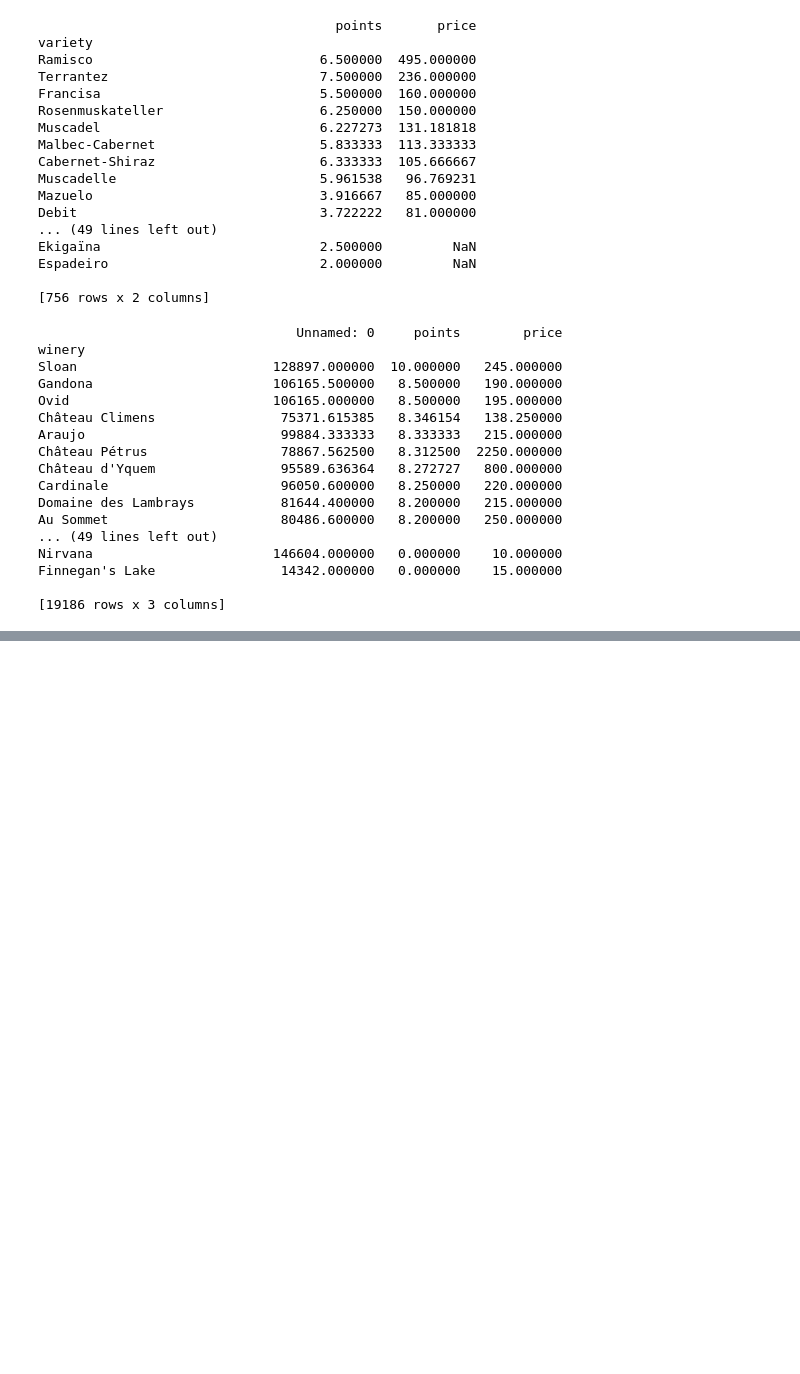
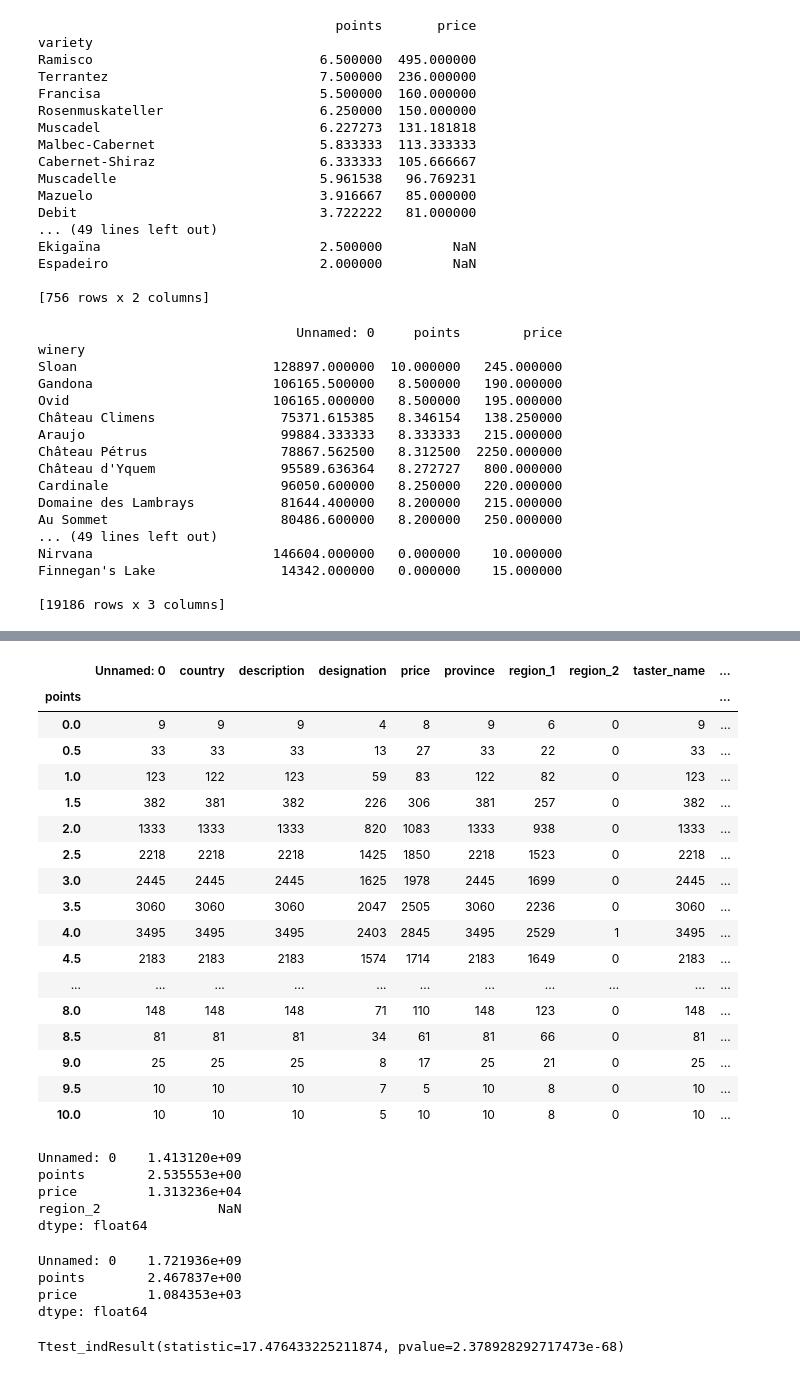
Before and after one commit to 7465BOOSC/Data-Mining-Project, a Jupyter notebook: Wine_Reviews.ipynb, the cells around one changed output, grey strips where cells are left out. Cells and saved outputs as stored; diff of their text form; code cells hidden in the pictures; blank space fills up the shorter version.

```diff
--- a/Wine_Reviews.ipynb
+++ b/Wine_Reviews.ipynb
@@ -305,0 +374,3 @@ wine_data.loc[wine_data['winery'] == 'Hickinbotham']
+# %%
+rvoss_reviews = wine_data.loc[wine_data['taster_name'] == 'Roger Voss']
+print(rvoss_reviews)
@@ -305,0 +438,36 @@ wine_data.loc[wine_data['winery'] == 'Hickinbotham']
+# %%
+rvoss_reviews.groupby('points').count()
+# %% [output]
+|  | Unnamed: 0 | country | description | designation | price | province | region_1 | region_2 | taster_name | ... |
+| points |  |  |  |  |  |  |  |  |  | ... |
+| 0.0 | 9 | 9 | 9 | 4 | 8 | 9 | 6 | 0 | 9 | ... |
+| 0.5 | 33 | 33 | 33 | 13 | 27 | 33 | 22 | 0 | 33 | ... |
+| 1.0 | 123 | 122 | 123 | 59 | 83 | 122 | 82 | 0 | 123 | ... |
+| 1.5 | 382 | 381 | 382 | 226 | 306 | 381 | 257 | 0 | 382 | ... |
+| 2.0 | 1333 | 1333 | 1333 | 820 | 1083 | 1333 | 938 | 0 | 1333 | ... |
+| 2.5 | 2218 | 2218 | 2218 | 1425 | 1850 | 2218 | 1523 | 0 | 2218 | ... |
+| 3.0 | 2445 | 2445 | 2445 | 1625 | 1978 | 2445 | 1699 | 0 | 2445 | ... |
+| 3.5 | 3060 | 3060 | 3060 | 2047 | 2505 | 3060 | 2236 | 0 | 3060 | ... |
+| 4.0 | 3495 | 3495 | 3495 | 2403 | 2845 | 3495 | 2529 | 1 | 3495 | ... |
+| 4.5 | 2183 | 2183 | 2183 | 1574 | 1714 | 2183 | 1649 | 0 | 2183 | ... |
+| ... | ... | ... | ... | ... | ... | ... | ... | ... | ... | ... |
+| 8.0 | 148 | 148 | 148 | 71 | 110 | 148 | 123 | 0 | 148 | ... |
+| 8.5 | 81 | 81 | 81 | 34 | 61 | 81 | 66 | 0 | 81 | ... |
+| 9.0 | 25 | 25 | 25 | 8 | 17 | 25 | 21 | 0 | 25 | ... |
+| 9.5 | 10 | 10 | 10 | 7 | 5 | 10 | 8 | 0 | 10 | ... |
+| 10.0 | 10 | 10 | 10 | 5 | 10 | 10 | 8 | 0 | 10 | ... |
+# %%
+rvoss_t1.var()
+# %% [output]
+Unnamed: 0    1.413120e+09
+points        2.535553e+00
+price         1.313236e+04
+region_2               NaN
+dtype: float64
+# %%
+rvoss_t2.var()
+# %% [output]
+Unnamed: 0    1.721936e+09
+points        2.467837e+00
+price         1.084353e+03
+dtype: float64
@@ -305,0 +478,10 @@ wine_data.loc[wine_data['winery'] == 'Hickinbotham']
+# %%
+#cat1 = my_data[my_data['Category']=='cat1']
+#cat2 = my_data[my_data['Category']=='cat2']
+
+
+#Shows that Bordeaux-style Red Blend is significantly different than his other reviews of wine
+#Could represent that he is bias of this specific wine.
+ttest_ind(rvoss_t1['points'], rvoss_t2['points'])
+# %% [output]
+Ttest_indResult(statistic=17.476433225211874, pvalue=2.378928292717473e-68)
```
Also changed, not shown: parts of 17 cells of this notebook.
